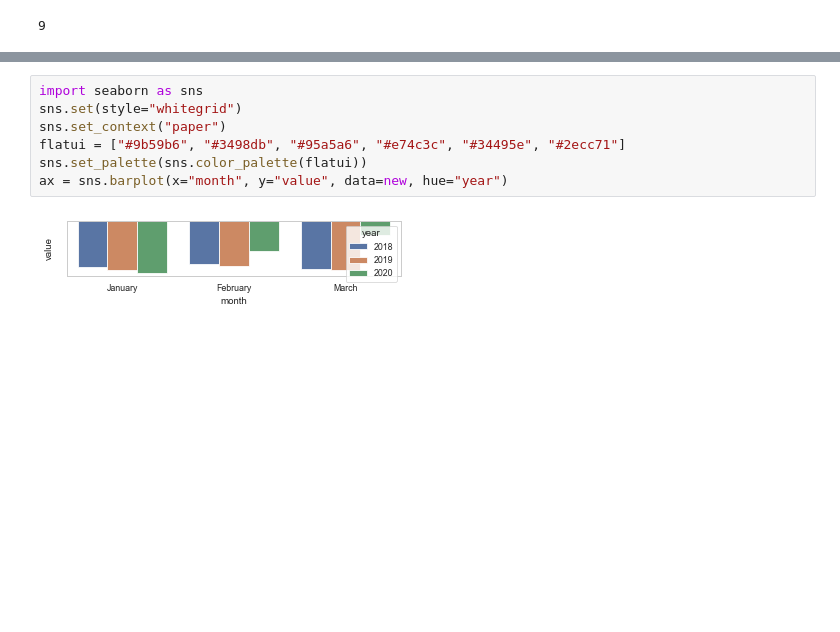
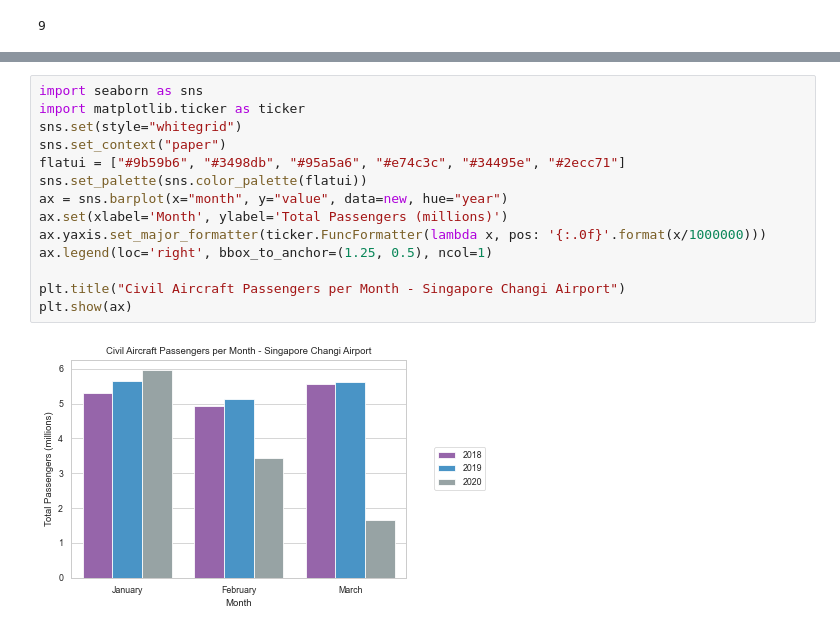
Before and after one commit to weirdyang/d3-practice, a Jupyter notebook: changi-airport/pandas-graph.ipynb, the cells around one changed output, grey strips where cells are left out. Cells and saved outputs as stored; diff of their text form; blank space fills up the shorter version.

```diff
--- a/changi-airport/pandas-graph.ipynb
+++ b/changi-airport/pandas-graph.ipynb
@@ -53,9 +50,16 @@ AttributeError: 'DataFrameGroupBy' object has no attribute 'copy'
 # %%
 import seaborn as sns
+import matplotlib.ticker as ticker
 sns.set(style="whitegrid")
 sns.set_context("paper")
 flatui = ["#9b59b6", "#3498db", "#95a5a6", "#e74c3c", "#34495e", "#2ecc71"]
 sns.set_palette(sns.color_palette(flatui))
 ax = sns.barplot(x="month", y="value", data=new, hue="year")
+ax.set(xlabel='Month', ylabel='Total Passengers (millions)')
+ax.yaxis.set_major_formatter(ticker.FuncFormatter(lambda x, pos: '{:.0f}'.format(x/1000000)))
+ax.legend(loc='right', bbox_to_anchor=(1.25, 0.5), ncol=1)
+
+plt.title("Civil Aircraft Passengers per Month - Singapore Changi Airport")
+plt.show(ax)
 # %% [output]
-[figure, old version]
+[figure, new version]
```
Also changed, not shown: parts of 1 cell of this notebook, 1 other file.
